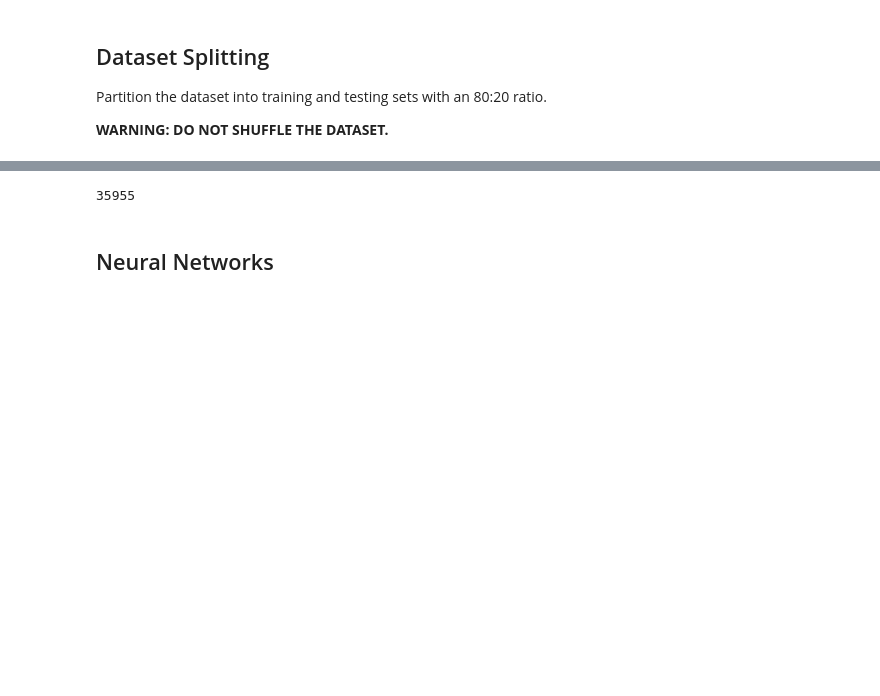
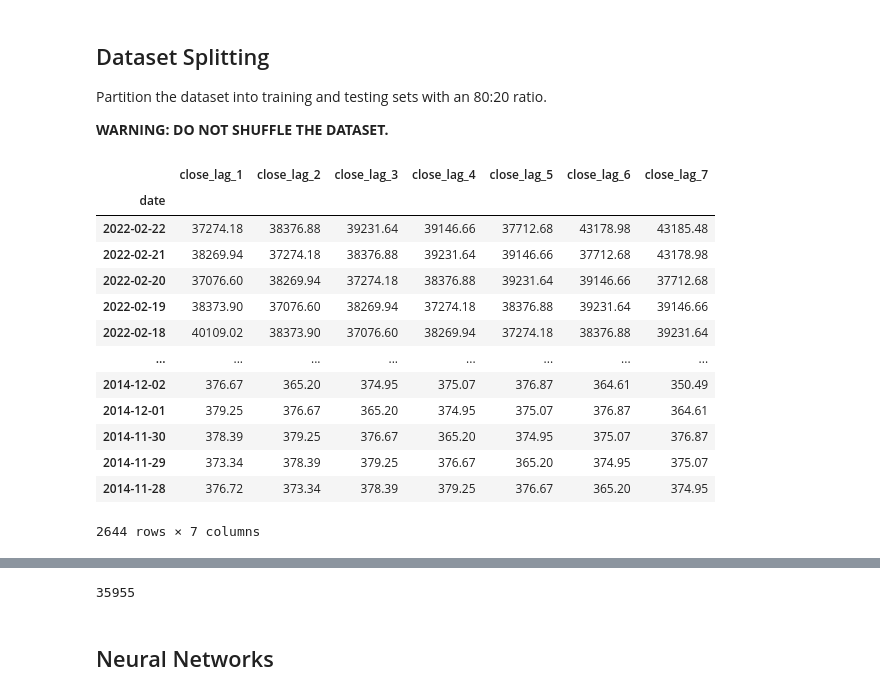
Before and after one commit to Fazlibeqir/Voved-Vo-Nauka-Za-Podatoci, a Jupyter notebook: Lab3/main/10.12.2024/Lab3Main10.12.2024.ipynb, the cells around one changed output, grey strips where cells are left out. Drawn from its saved outputs; the diff is of its cells as text; code cells hidden in the pictures; blank space fills up the shorter version.

```diff
--- a/Lab3/main/10.12.2024/Lab3Main10.12.2024.ipynb
+++ b/Lab3/main/10.12.2024/Lab3Main10.12.2024.ipynb
@@ -121,7 +118,22 @@ Partition the dataset into training and testing sets with an 80:20 ratio.
 **WARNING: DO NOT SHUFFLE THE DATASET.**
 # %%
 # Write your code here. Add as many boxes as you need.
-X = df.drop(columns=features+['symbol','close'])
+X = df.drop(columns=['symbol','open','high','low','close','Volume BTC','Volume USD'])
 y = df['close']
-
-X_train, X_test, y_train, y_test = train_test_split(X, y, test_size=0.2, shuffle=False)
+# %%
+X
+# %% [output]
+|  | close_lag_1 | close_lag_2 | close_lag_3 | close_lag_4 | close_lag_5 | close_lag_6 | close_lag_7 |
+| date |  |  |  |  |  |  |  |
+| 2022-02-22 | 37274.18 | 38376.88 | 39231.64 | 39146.66 | 37712.68 | 43178.98 | 43185.48 |
+| 2022-02-21 | 38269.94 | 37274.18 | 38376.88 | 39231.64 | 39146.66 | 37712.68 | 43178.98 |
+| 2022-02-20 | 37076.60 | 38269.94 | 37274.18 | 38376.88 | 39231.64 | 39146.66 | 37712.68 |
+| 2022-02-19 | 38373.90 | 37076.60 | 38269.94 | 37274.18 | 38376.88 | 39231.64 | 39146.66 |
+| 2022-02-18 | 40109.02 | 38373.90 | 37076.60 | 38269.94 | 37274.18 | 38376.88 | 39231.64 |
+| ... | ... | ... | ... | ... | ... | ... | ... |
+| 2014-12-02 | 376.67 | 365.20 | 374.95 | 375.07 | 376.87 | 364.61 | 350.49 |
+| 2014-12-01 | 379.25 | 376.67 | 365.20 | 374.95 | 375.07 | 376.87 | 364.61 |
+| 2014-11-30 | 378.39 | 379.25 | 376.67 | 365.20 | 374.95 | 375.07 | 376.87 |
+| 2014-11-29 | 373.34 | 378.39 | 379.25 | 376.67 | 365.20 | 374.95 | 375.07 |
+| 2014-11-28 | 376.72 | 373.34 | 378.39 | 379.25 | 376.67 | 365.20 | 374.95 |
+2644 rows × 7 columns
```
Also changed, not shown: parts of 11 cells of this notebook.
